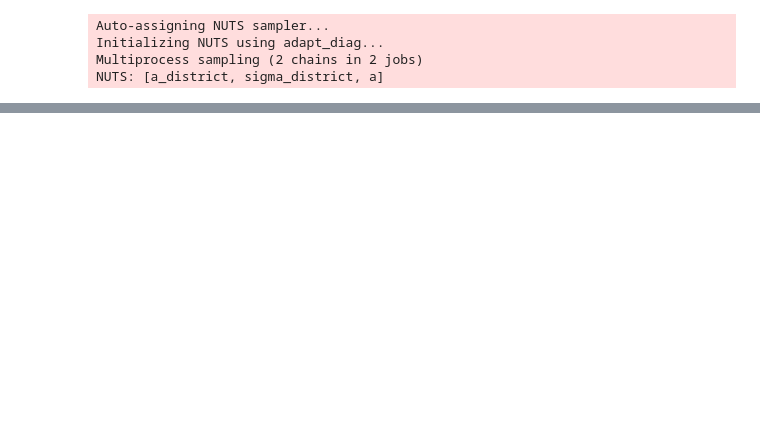
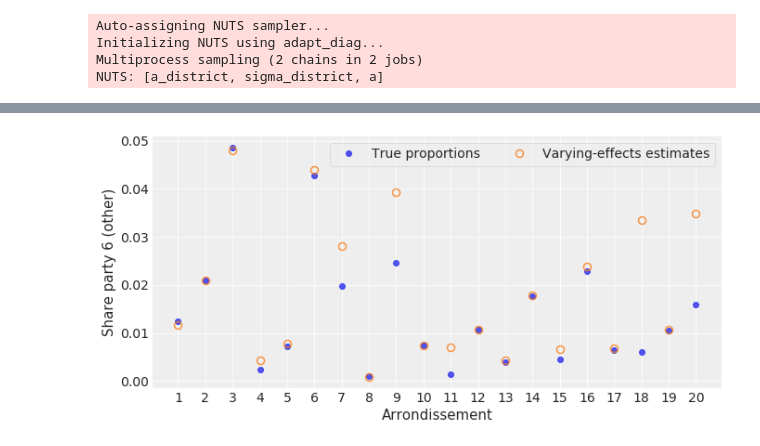
Before and after one commit to pollsposition/models, a Jupyter notebook: fondamentaux/munic_model.ipynb, the cells around one changed output, grey strips where cells are left out. Saved outputs shown, nothing was run; the diff lists cells and outputs as text; code cells hidden in the pictures; blank space fills up the shorter version.

```diff
--- a/fondamentaux/munic_model.ipynb
+++ b/fondamentaux/munic_model.ipynb
@@ -281,3 +337,8 @@ sim_R[:, 0]
+# %%
+# p_district_mean_pois = mean_by_cluster("p_district", post_pois)
+plot_compare_true(6, true_p_district, p_district_mean_pois)
+# %% [output]
+[figure, added]
 # %%
 # https://github.com/pymc-devs/pymc3/blob/master/pymc3/distributions/multivariate.py
 # https://github.com/pymc-devs/pymc3/blob/master/pymc3/distributions/discrete.py
```
Also changed, not shown: parts of 10 cells of this notebook.
